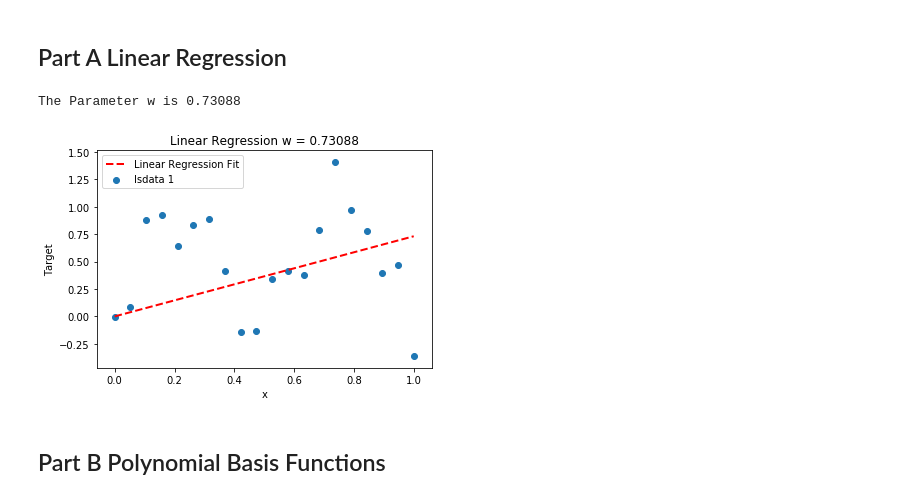
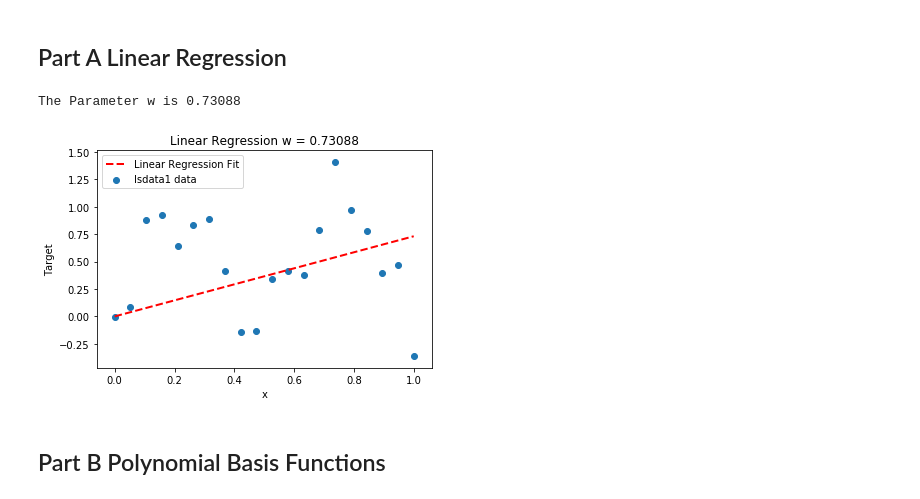
Before and after one commit to timmac01/ECE610, a Jupyter notebook: Assignments/ECE610_HW1.ipynb, the cells around one changed output. Cells and saved outputs as stored; diff of their text form; code cells hidden in the pictures.

```diff
--- a/Assignments/ECE610_HW1.ipynb
+++ b/Assignments/ECE610_HW1.ipynb
@@ -17,30 +17,31 @@ lsdata2 = test_df.to_numpy()
 # %%
 # Linear Regression
 
 N_train = lsdata1.shape[0]
 
 x_train = lsdata1[:,0].reshape(N_train,1)
 y_train = lsdata1[:,1].reshape(N_train,1)
 
 w = np.matmul(np.linalg.inv(np.matmul(x_train.transpose(),x_train)),np.matmul(x_train.transpose(),y_train))
 
 print("The Parameter w is {:.5}".format(w[0][0]))
 
-x_data = np.linspace(0,1,100)
-boundary = w[0]*x_data
+x_points = 100
+x_fit = np.linspace(0,1,x_points)
+y_fit = w[0]*x_fit
 
 # Plot data and w parameter
 plt.scatter(x_train,y_train, label = 'lsdata1 data')
-plt.plot(x_data,boundary, linestyle = '--', color = 'red',linewidth = 2, label = 'Linear Regression Fit')
+plt.plot(x_fit,y_fit, linestyle = '--', color = 'red',linewidth = 2, label = 'Linear Regression Fit')
 plt.xlabel('x')
 plt.ylabel('Target')
 plt.title('Linear Regression w = {:.5f}'.format(w[0][0]))
 plt.legend(loc=0)
 
 plt.show()
 # %% [output]
 The Parameter w is 0.73088
-[figure, old version]
+[figure, new version]
 # %% [markdown]
 ## Part B Polynomial Basis Functions
 # %%
```
Also changed, not shown: parts of 2 cells of this notebook.
